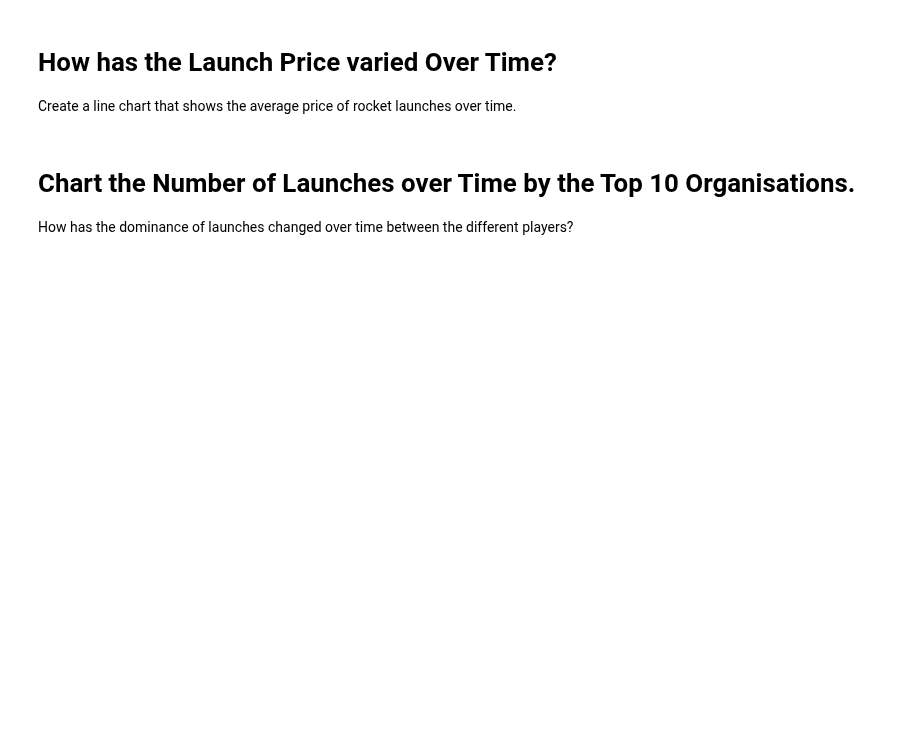
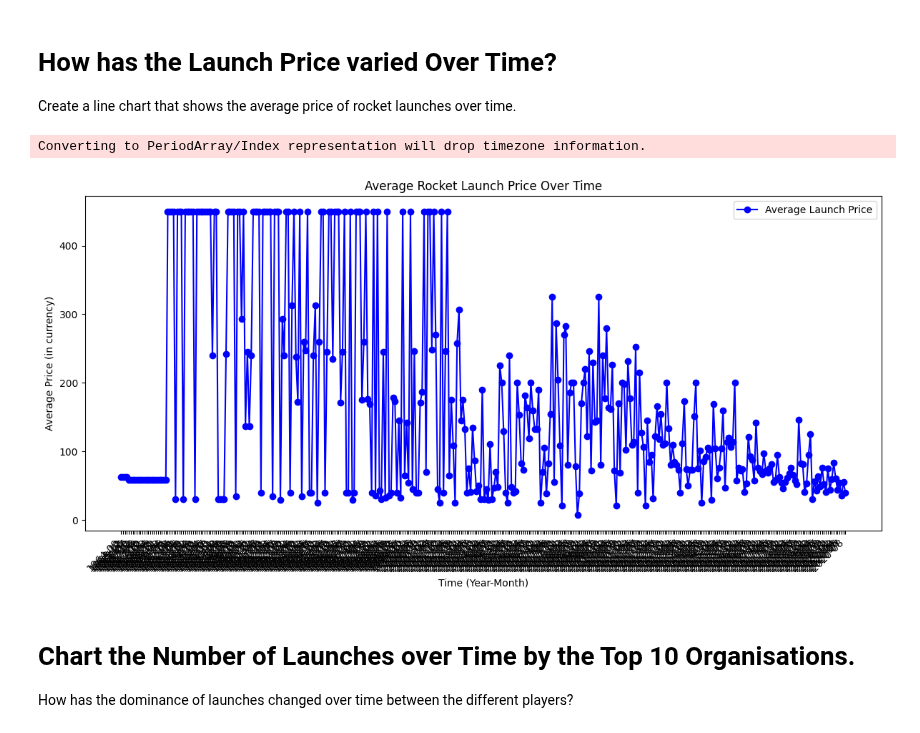
Before and after one commit to ViktorGeorgiev98/analyze-and_visualize-space-race, a Jupyter notebook: Space_Missions_Analysis_(start).ipynb, the cells around one changed output. Saved outputs shown, nothing was run; the diff lists cells and outputs as text; code cells hidden in the pictures; blank space fills up the shorter version.

Commit message:
average rocket price over the years

```diff
--- a/Space_Missions_Analysis_(start).ipynb
+++ b/Space_Missions_Analysis_(start).ipynb
@@ -568,6 +568,31 @@ Least popular month for launches: February with 60 launches
 # How has the Launch Price varied Over Time?
 
 Create a line chart that shows the average price of rocket launches over time.
+# %%
+# Extract Year and Month
+df_copy["Year_Month"] = df_copy["Date"].dt.to_period("M")
+
+# Group by Year_Month and calculate the average launch price
+average_price_per_month = df_copy.groupby("Year_Month")["Price"].mean().reset_index(name="Average Price")
+
+# Alternatively, group by year if you'd like to see yearly trends instead of monthly
+# df_copy["Year"] = df_copy["Launch"].dt.year
+# average_price_per_year = df_copy.groupby("Year")["Price"].mean().reset_index(name="Average Price")
+# %% [output]
+Converting to PeriodArray/Index representation will drop timezone information.
+# %%
+# Plotting the average price per month
+plt.figure(figsize=(12, 6))
+plt.plot(average_price_per_month["Year_Month"].astype(str), average_price_per_month["Average Price"], marker='o', color="blue", linestyle='-', label="Average Launch Price")
+plt.title("Average Rocket Launch Price Over Time")
+plt.xlabel("Time (Year-Month)")
+plt.ylabel("Average Price (in currency)")
+plt.xticks(rotation=45, ha="right")
+plt.tight_layout()
+plt.legend()
+plt.show()
+# %% [output]
+[figure, added]
 # %% [markdown]
 # Chart the Number of Launches over Time by the Top 10 Organisations.
 
```
